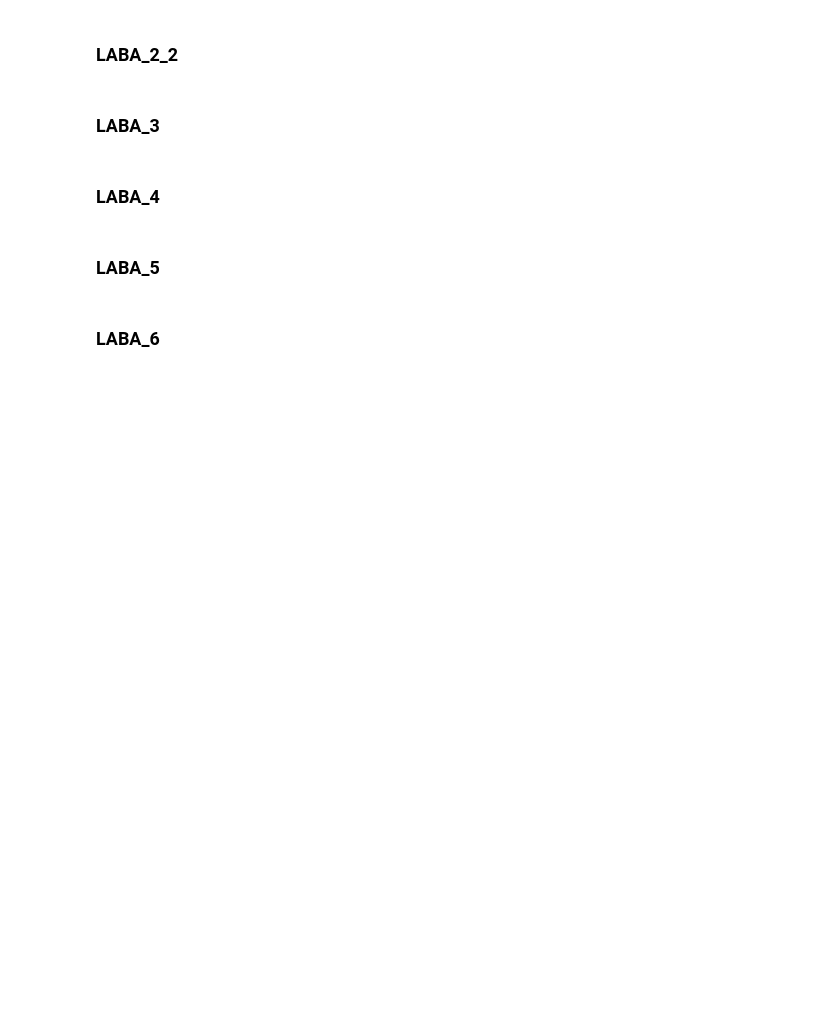
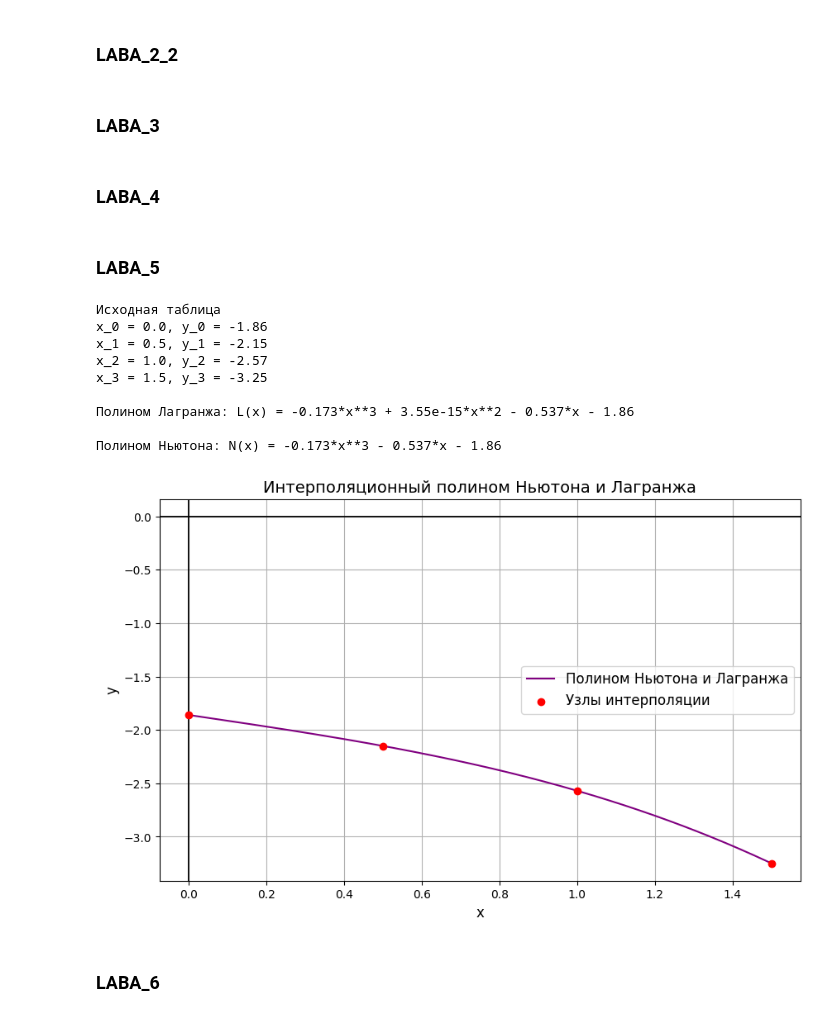
Before and after one commit to 6fcag3vsaoag/num, a Jupyter notebook: 5-6/num_analys.ipynb, the cells around one changed output. Saved outputs shown, nothing was run; the diff lists cells and outputs as text; code cells hidden in the pictures; blank space fills up the shorter version.

```diff
--- a/5-6/num_analys.ipynb
+++ b/5-6/num_analys.ipynb
@@ -496,34 +496,45 @@ def Newton(x_vals, y_vals):
 def polinoms_graph(x_vals, y_vals):
 
     x_plot = np.linspace(min(x_vals), max(x_vals), 500)
     y_plot = newton_func(x_plot)
 
     plt.figure(figsize=(10, 6))
     plt.axhline(0, color='black', linewidth=1.3, linestyle='-')
     plt.axvline(0, color='black', linewidth=1.3, linestyle='-')
     plt.plot(x_plot, y_plot, label="Полином Ньютона и Лагранжа", color='purple')
     plt.scatter(x_vals, y_vals, color='red', label="Узлы интерполяции", zorder=3)
     plt.title("Интерполяционный полином Ньютона и Лагранжа", fontsize=14)
     plt.xlabel("x", fontsize=12)
     plt.ylabel("y", fontsize=12)
     plt.legend(fontsize=12)
     plt.grid(True)
     plt.show()
 
 
 x_vals = np.array([0, 0.5, 1, 1.5])
-y_vals = np.array([0.04, 1.19, 3.01, 4.78])
+y_vals = np.array([-1.86, -2.15, -2.57, -3.25])
 
 start_table(x_vals, y_vals)
 lagrange = Lagrange(x_vals, y_vals)
 Newton_polinom = Newton(x_vals, y_vals)
 print(f"\nПолином Лагранжа: L(x) = {lagrange}")
 print(f"\nПолином Ньютона: N(x) = {Newton_polinom}")
 
 newton_poly = Newton(x_vals, y_vals)
 newton_func = sp.lambdify(x_sym, newton_poly, "numpy")
 
 polinoms_graph(x_vals, y_vals)
+# %% [output]
+Исходная таблица
+x_0 = 0.0, y_0 = -1.86
+x_1 = 0.5, y_1 = -2.15
+x_2 = 1.0, y_2 = -2.57
+x_3 = 1.5, y_3 = -3.25
+
+Полином Лагранжа: L(x) = -0.173*x**3 + 3.55e-15*x**2 - 0.537*x - 1.86
+
+Полином Ньютона: N(x) = -0.173*x**3 - 0.537*x - 1.86
+[figure, added]
 # %% [markdown]
 ### **LABA_6**
 # %%
```
Also changed, not shown: parts of 1 cell of this notebook.
